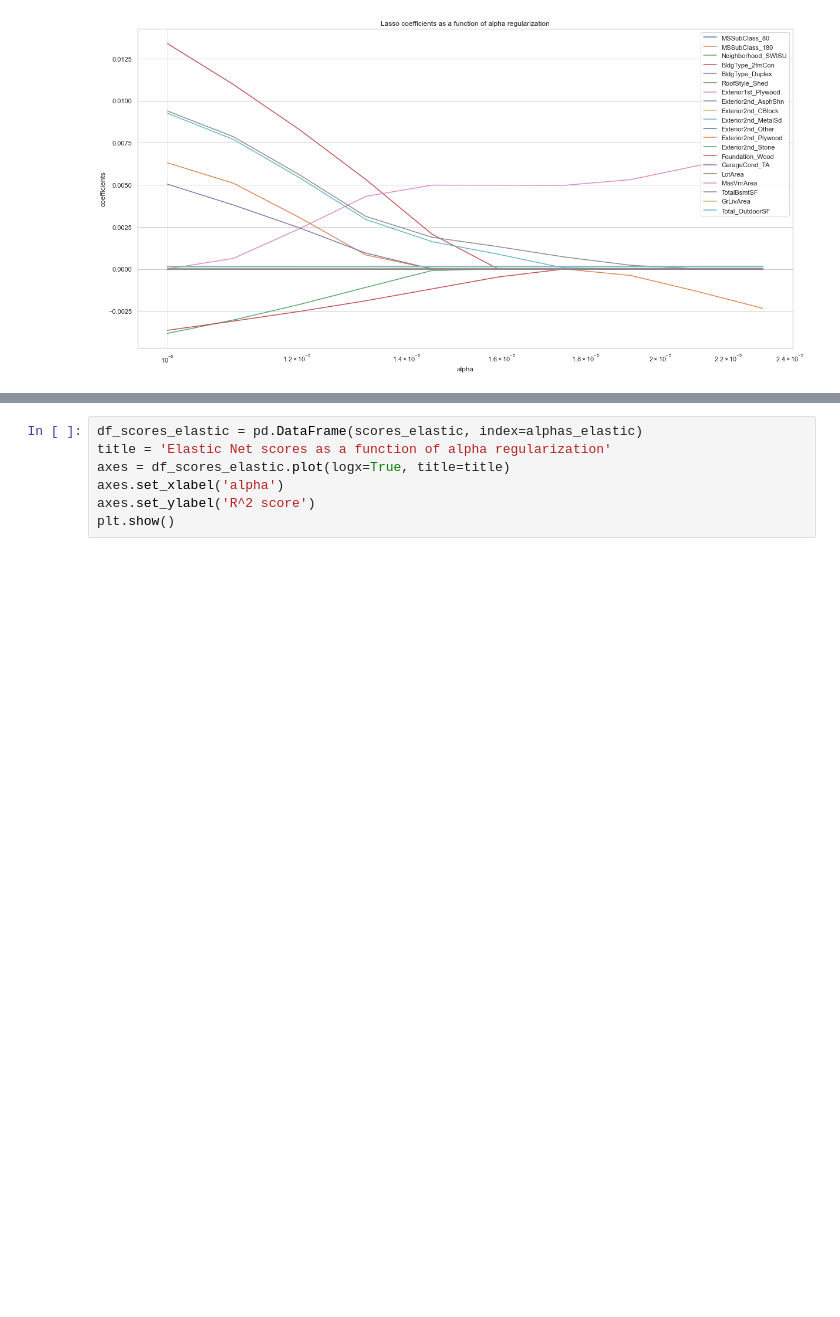
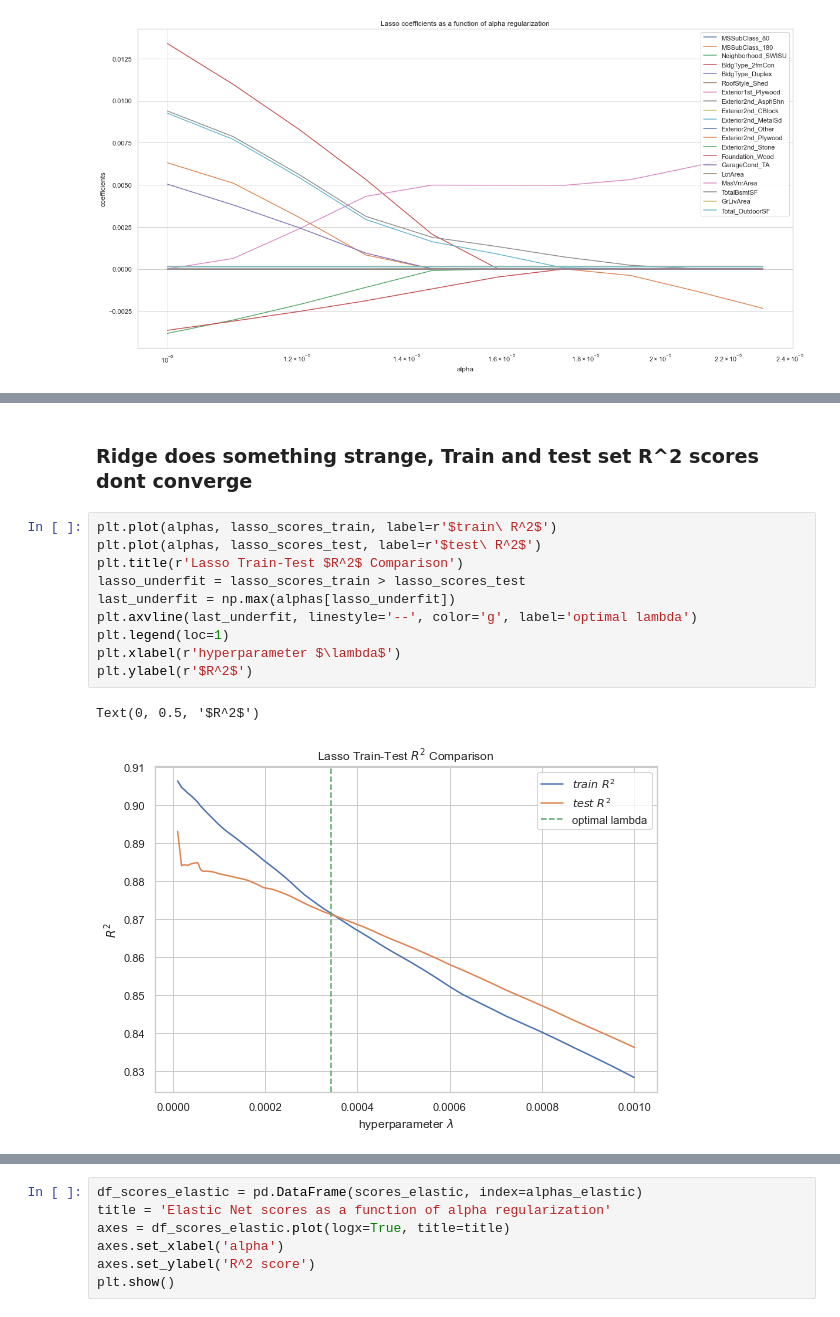
Before and after one commit to mwc201/Housing_Price_Prediction, a Jupyter notebook: ML_Models_RKedit2.ipynb, the cells around one changed output, grey strips where cells are left out. Drawn from its saved outputs; the diff is of its cells as text; blank space fills up the shorter version.

```diff
--- a/ML_Models_RKedit.ipynb
+++ b/ML_Models_RKedit2.ipynb
@@ -587,0 +707,15 @@ plt.show()
+# %% [markdown]
+### Ridge does something strange, Train and test set R^2 scores dont converge
+# %%
+plt.plot(alphas, lasso_scores_train, label=r'$train\ R^2$')
+plt.plot(alphas, lasso_scores_test, label=r'$test\ R^2$')
+plt.title(r'Lasso Train-Test $R^2$ Comparison')
+lasso_underfit = lasso_scores_train > lasso_scores_test
+last_underfit = np.max(alphas[lasso_underfit])
+plt.axvline(last_underfit, linestyle='--', color='g', label='optimal lambda')
+plt.legend(loc=1)
+plt.xlabel(r'hyperparameter $\lambda$')
+plt.ylabel(r'$R^2$')
+# %% [output]
+Text(0, 0.5, '$R^2$')
+[figure, added]
```
Also changed, not shown: parts of 30 cells of this notebook.
